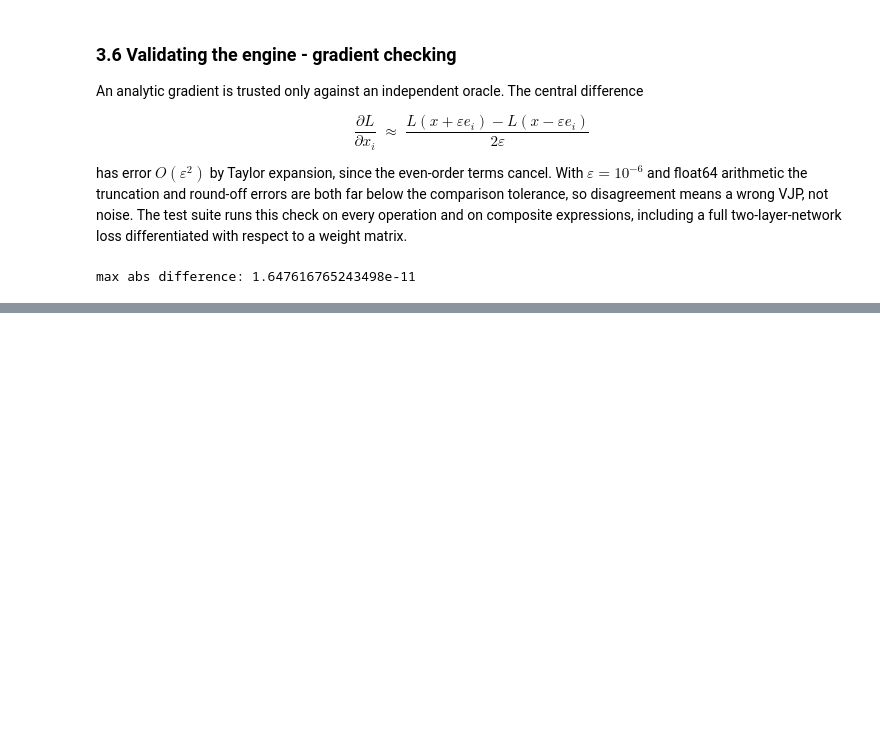
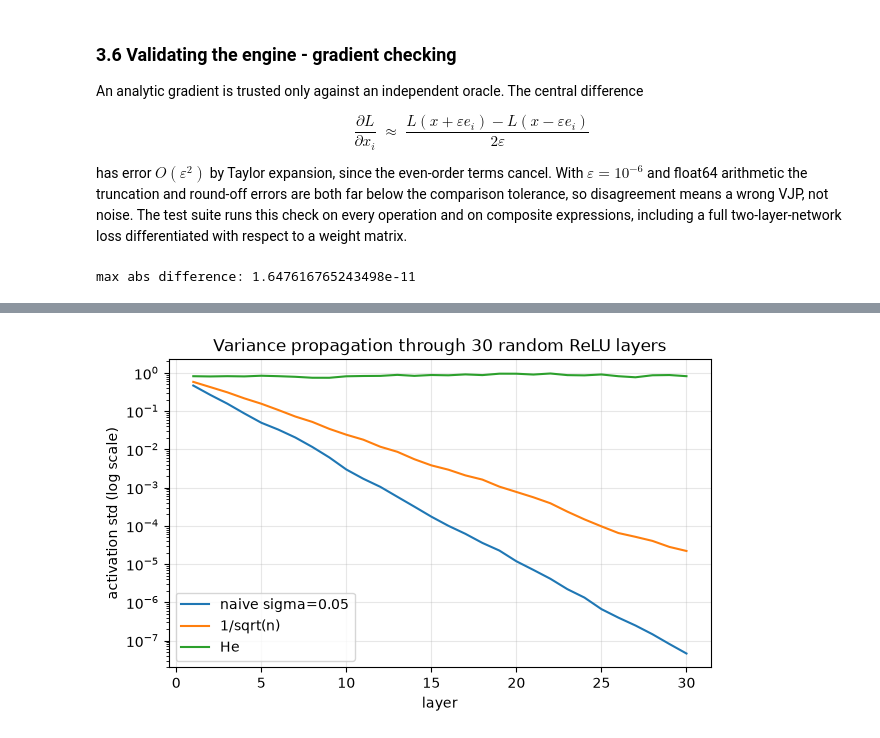
Before and after one commit to RayaSergieva/ml-research-pipeline, a Jupyter notebook: notebooks/spectra.ipynb, the cells around one changed output, grey strips where cells are left out. Drawn from its saved outputs; the diff is of its cells as text; code cells hidden in the pictures; blank space fills up the shorter version.

```diff
--- a/notebooks/spectra.ipynb
+++ b/notebooks/spectra.ipynb
@@ -249,0 +284,31 @@ repository.*
+# %%
+import matplotlib.pyplot as plt
+
+from spectra import Tensor, init
+
+rng = np.random.default_rng(0)
+n, depth = 256, 30
+x0 = rng.standard_normal((512, n))
+
+schemes = {
+    "naive sigma=0.05": lambda: rng.standard_normal((n, n)) * 0.05,
+    "1/sqrt(n)": lambda: rng.standard_normal((n, n)) / np.sqrt(n),
+    "He": lambda: init.he_normal((n, n), rng),
+}
+
+plt.figure(figsize=(7, 4))
+for label, make in schemes.items():
+    h = Tensor(x0.copy())
+    stds = []
+    for _ in range(depth):
+        h = (h @ Tensor(make())).relu()
+        stds.append(float(h.data.std()))
+    plt.semilogy(range(1, depth + 1), stds, label=label)
+plt.xlabel("layer")
+plt.ylabel("activation std (log scale)")
+plt.title("Variance propagation through 30 random ReLU layers")
+plt.legend()
+plt.grid(True, alpha=0.3)
+plt.show()
+# %% [output]
+[figure, added]
```
Also changed, not shown: parts of 7 cells of this notebook.
